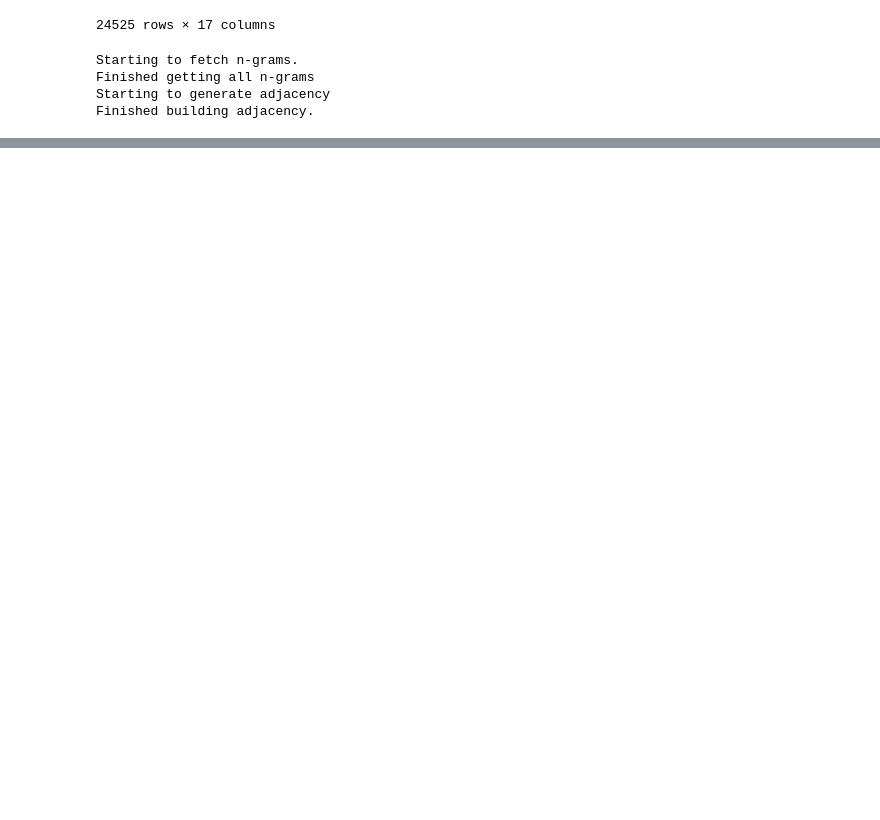
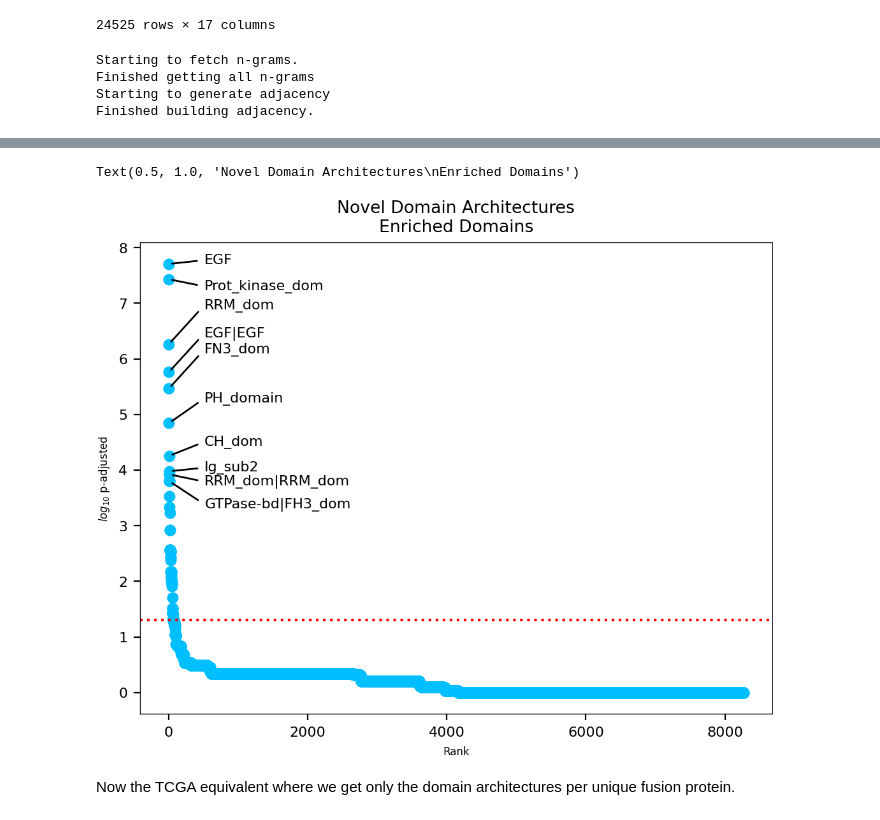
Before and after one commit to NaegleLab/DANSy_Applications, a Jupyter notebook: ccle_fusion_contribution_analysis.ipynb, the cells around one changed output, grey strips where cells are left out. Cells and saved outputs as stored; diff of their text form; code cells hidden in the pictures; blank space fills up the shorter version.

```diff
--- a/ccle_fusion_contribution_analysis.ipynb
+++ b/ccle_fusion_contribution_analysis.ipynb
@@ -1049,0 +1087,13 @@ plt.show()
+# %%
+enrich_ccle_novel = EnrichementAnalysis.EnrichmentAnalysis(ccle_unique_fusions, ccle_ngrams_preexist,{'category':'novel_arch','domain_architecture':'domain_architecture'})
+# %%
+enrich_ccle_novel.plot(catOI = 'True')
+plt.axhline(-1*np.log10(0.05), ls = ':', color = 'r')
+ax = plt.gca()
+EnrichementAnalysis.add_top_ngram_annotations(ax, enrich_ccle_novel.res, proteome_net,cat='True',yoffset=[0,-6,20,20,20,12,6,0,-6,-15])
+plt.title('Novel Domain Architectures\nEnriched Domains')
+# %% [output]
+Text(0.5, 1.0, 'Novel Domain Architectures\nEnriched Domains')
+[figure, added]
+# %% [markdown]
+Now the TCGA equivalent where we get only the domain architectures per unique fusion protein.
```
Also changed, not shown: parts of 61 cells of this notebook.
